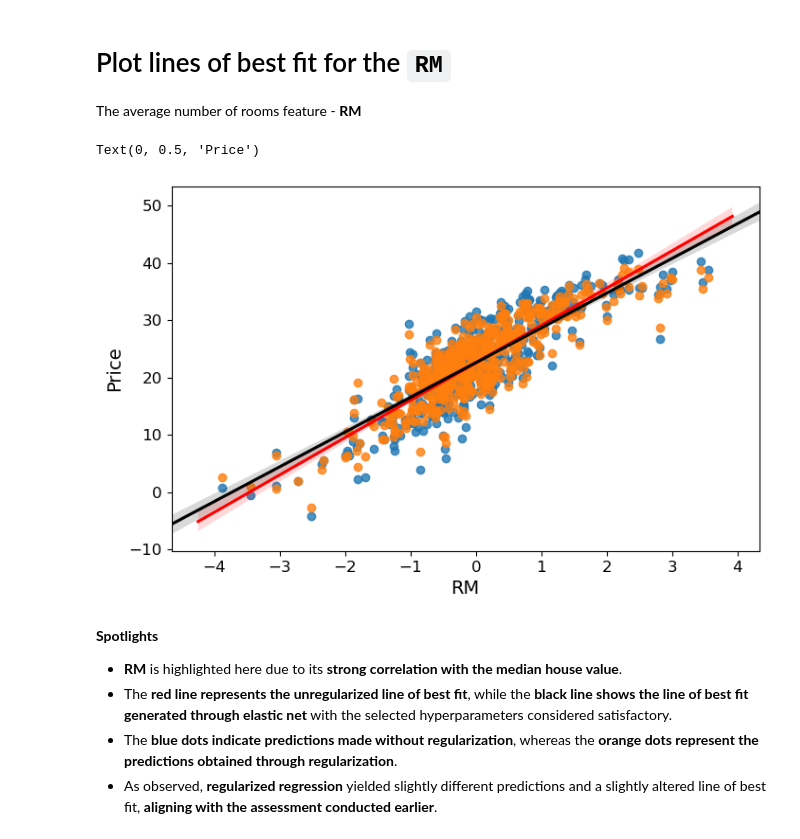
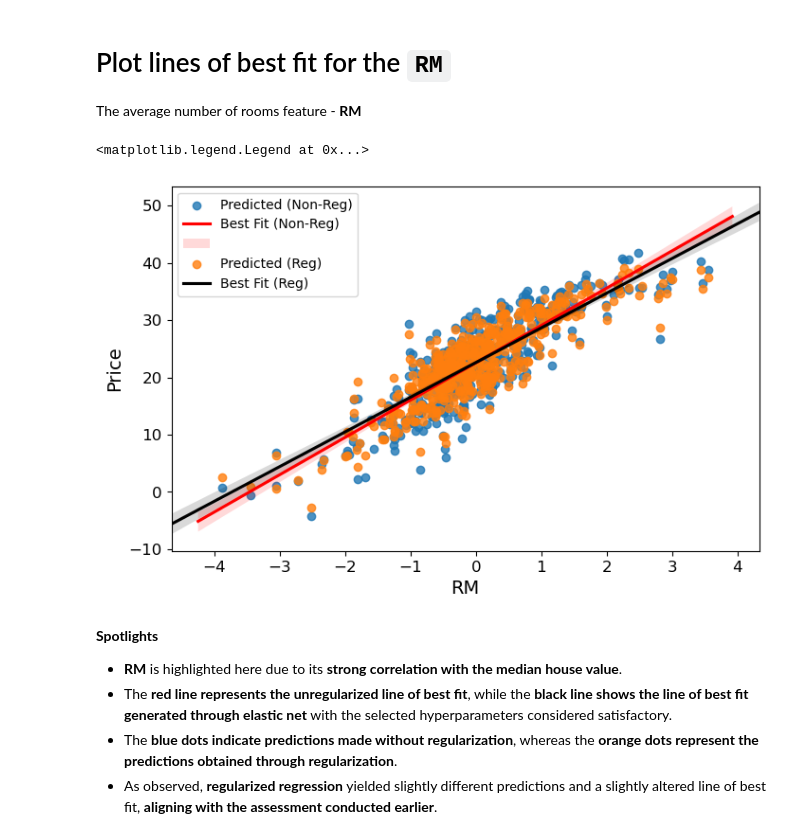
Before and after one commit to tyrantdavis/Regularized-Linear-Regression, a Jupyter notebook: LinearRegression-Boston.ipynb, the cells around one changed output. Drawn from its saved outputs; the diff is of its cells as text; code cells hidden in the pictures.

Commit message:
Add legend to lines of best fit plot for RM feature.

```diff
--- a/LinearRegression-Boston.ipynb
+++ b/LinearRegression-Boston.ipynb
@@ -397,20 +397,21 @@ The average number of rooms feature - **RM**
 # %%
 linear_regression = LinearRegression()
 predict_no_regularization = cross_val_predict(linear_regression, X, np.ravel(y), cv = 5)
 
 elastic_net__regression = ElasticNet(alpha = 0.1, l1_ratio = 0.3)
 predict_elastic_net__regression = cross_val_predict(elastic_net__regression, X, np.ravel(y), cv = 5)
 
 line_color_1 = {'color': 'red'}
 line_color_2 = {'color': 'black'}
 
 fig, ax = plt.subplots(1, 1, figsize = (8, 5))
 sb.regplot(X['RM'], np.ravel(predict_no_regularization), line_kws = line_color_1)
 sb.regplot(X['RM'], np.ravel(predict_elastic_net__regression), line_kws = line_color_2)
 plt.ylabel('Price')
+ax.legend(['Predicted (Non-Reg)', 'Best Fit (Non-Reg)', '', 'Predicted (Reg)', 'Best Fit (Reg)'])
 # %% [output]
-Text(0, 0.5, 'Price')
+<matplotlib.legend.Legend at 0x...>
-[figure, old version]
+[figure, new version]
 # %% [markdown]
 **Spotlights**
 
```
